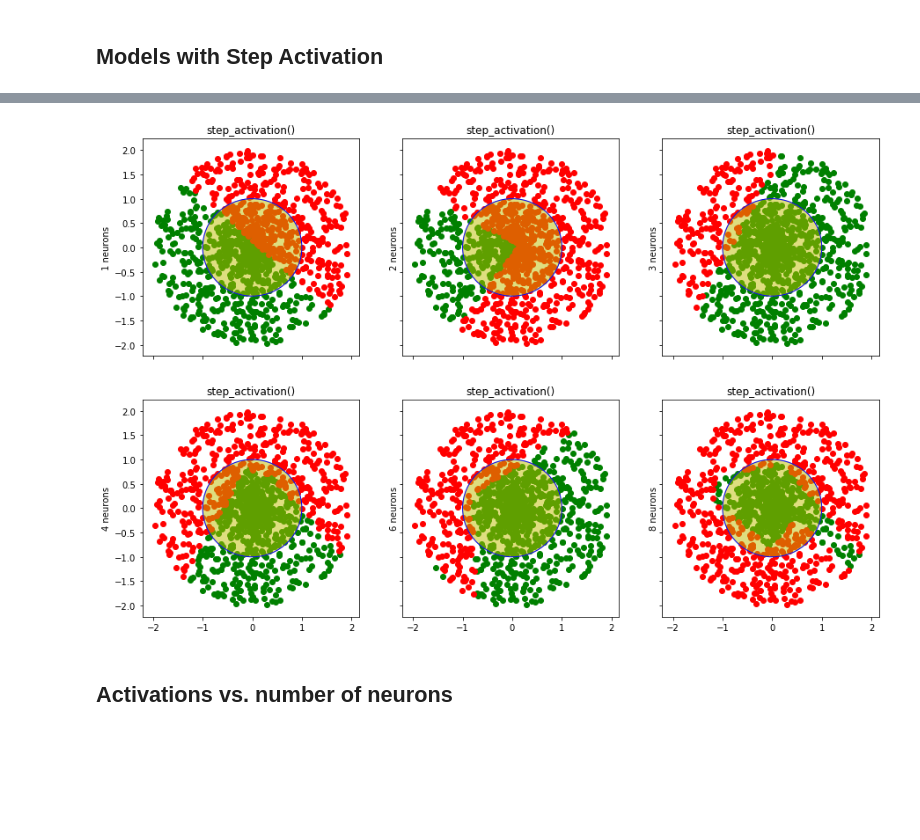
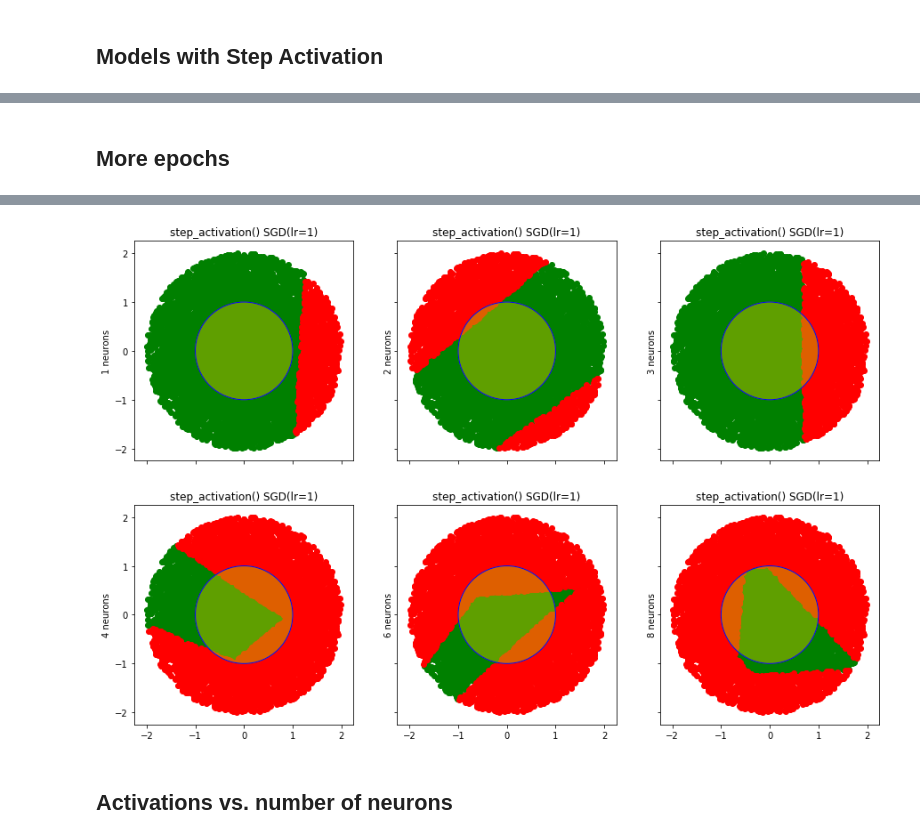
Before and after one commit to datamove/dl-notebooks, a Jupyter notebook: PyTorch-activations-demo.ipynb, the cells around one changed output, grey strips where cells are left out. Saved outputs shown, nothing was run; the diff lists cells and outputs as text; code cells hidden in the pictures; blank space fills up the shorter version.

Commit message:
now can change optimizer and params

```diff
--- a/PyTorch-activations-demo.ipynb
+++ b/PyTorch-activations-demo.ipynb
@@ -120,12 +120,15 @@ plt.show()
 ## Training and diplaying routines
 Now we will define our training routine. There is the question of whether to perform our traing on CPU or GPU. The best thing to do is to use a flag variable that you will set, when you actually do the training.
 # %%
-def training_routine(net, dataset, n_iters, gpu, verbose=True):
+def training_routine(net, dataset, n_iters, gpu,
+                     optimizer,
+                     opti_params,
+                     verbose=True):
     # organize the data
     train_data,train_labels,val_data,val_labels = dataset
 
     criterion = nn.CrossEntropyLoss()
-    optimizer = torch.optim.SGD(net.parameters(),lr=0.01)
+    optimizer = optimizer(net.parameters(),**opti_params)
 
     if verbose: print("Using GPU" if gpu else "Using CPU")
 
@@ -208,26 +240,6 @@ def print_models(models, datapoints, grid=None, fig_size_factor=5):
 
         ax.set_title(model['title'])
         ax.set_ylabel(str(model['neurons']) + " neurons")
-# %%
-import timeit
-def compute_models(activations, n_hidden_neurons, dataset,
-                   n_epochs=10000, gpu=True, verbose=False):
-    models = []
-    for active, active_args in activations:
-        for n in n_hidden_neurons:
-            model = generate_single_hidden_MLP(n, active, active_args)
-            title = active.__name__+str(active_args)
-            print("Computing {} for {} neurons ...".format(title, n), end='')
-            start = timeit.default_timer()
-            training_routine(model,dataset,n_epochs,gpu, verbose=verbose)
-            stop = timeit.default_timer()
-            print("\b\b\b in {:.2f} sec".format(stop-start))
-            models.append(
-                {"model" : model,
-                 "title" : title,
-                 "neurons": n}
-            )
-    return models
 # %% [markdown]
 ## Use of GPU flag
 # %%
@@ -247,0 +292,10 @@ dataset, testx, _ = mk_dataset(n_samples)
+# %%
+activations = [(step_activation,())]
+optimizers = [torch.optim.SGD]
+opti_params = [{'lr':1},{'lr':0.1}, {'lr':0.01}, {'lr':0.001}]
+n_hidden_neurons = [8]
+
+models=compute_models(activations, n_hidden_neurons, dataset,
+                      optimizers=optimizers, opti_params=opti_params)
+
+print_models(models, testx)
@@ -248,8 +316,13 @@ dataset, testx, _ = mk_dataset(n_samples)
+# %% [markdown]
+## More epochs
 # %%
 activations = [(step_activation,())]
 n_hidden_neurons = [1,2,3,4,6,8]
+n_epochs = 50000
+opti_params = [{'lr':1}]
 
-models=compute_models(activations, n_hidden_neurons, dataset)
-
+models=compute_models(activations, n_hidden_neurons, dataset,
+                      optimizers=optimizers, opti_params=opti_params,
+                      n_epochs=n_epochs)
 print_models(models, testx)
 # %% [output]
@@ -274,4 +347,4 @@ train loss 0.30 train acc 0.87 val loss 0.29 val acc 0.87
-[figure, old version]
+[figure, new version]
 # %% [markdown]
 ## Activations vs. number of neurons
 # %%
```
Also changed, not shown: parts of 9 cells of this notebook.
